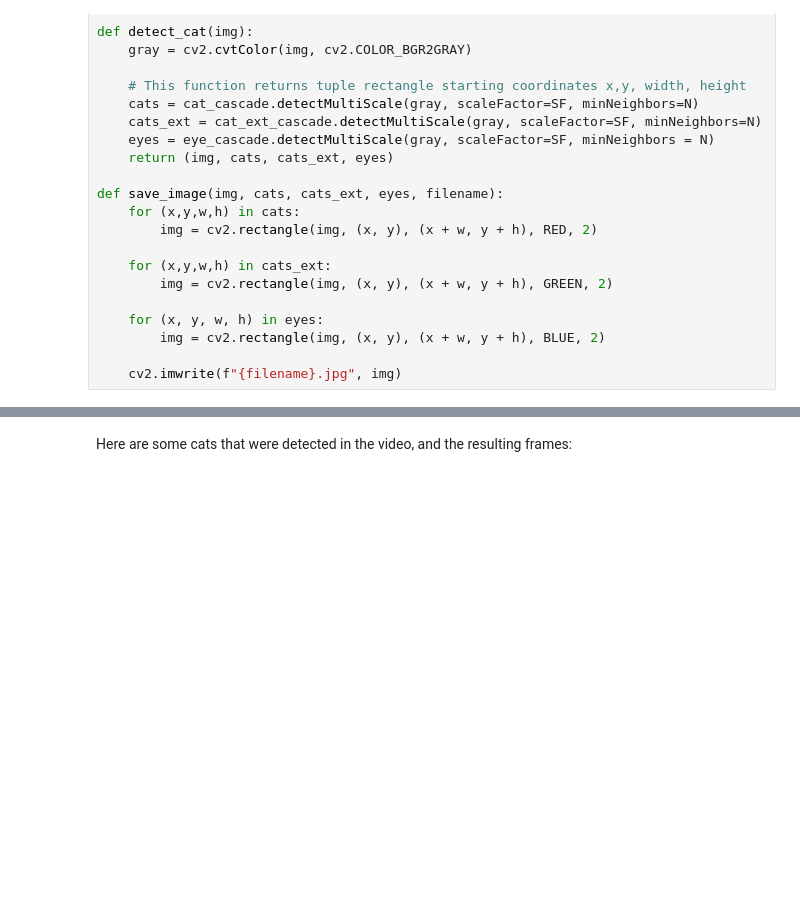
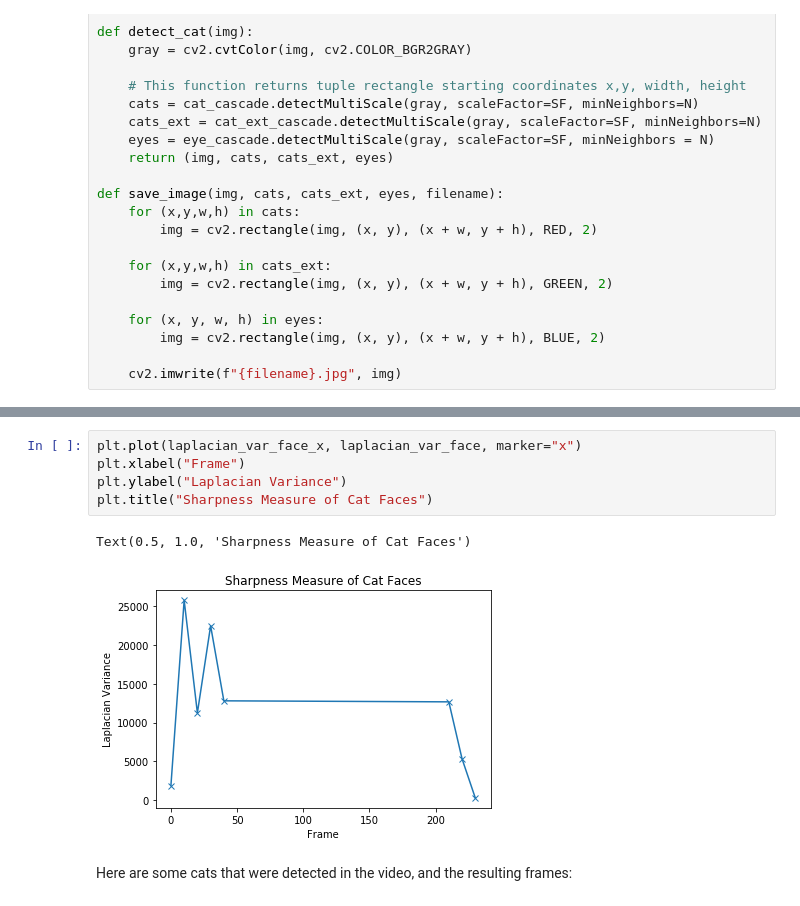
Before and after one commit to iacs-capstone-2020-adoptimize/final_project, a Jupyter notebook: initial_exploration/cats_eda_notebook.ipynb, the cells around one changed output, grey strips where cells are left out. Saved outputs shown, nothing was run; the diff lists cells and outputs as text; blank space fills up the shorter version.

```diff
--- a/initial_exploration/cats_eda_notebook.ipynb
+++ b/initial_exploration/cats_eda_notebook.ipynb
@@ -92,3 +139,11 @@ frame_count, cat_detected, eyes_detected = process_video("videos/MVI_3414.MP4")
+# %%
+plt.plot(laplacian_var_face_x, laplacian_var_face, marker="x")
+plt.xlabel("Frame")
+plt.ylabel("Laplacian Variance")
+plt.title("Sharpness Measure of Cat Faces")
+# %% [output]
+Text(0.5, 1.0, 'Sharpness Measure of Cat Faces')
+[figure, added]
 # %% [markdown]
 Here are some cats that were detected in the video, and the resulting frames:
 # %%
```
Also changed, not shown: parts of 9 cells of this notebook.
